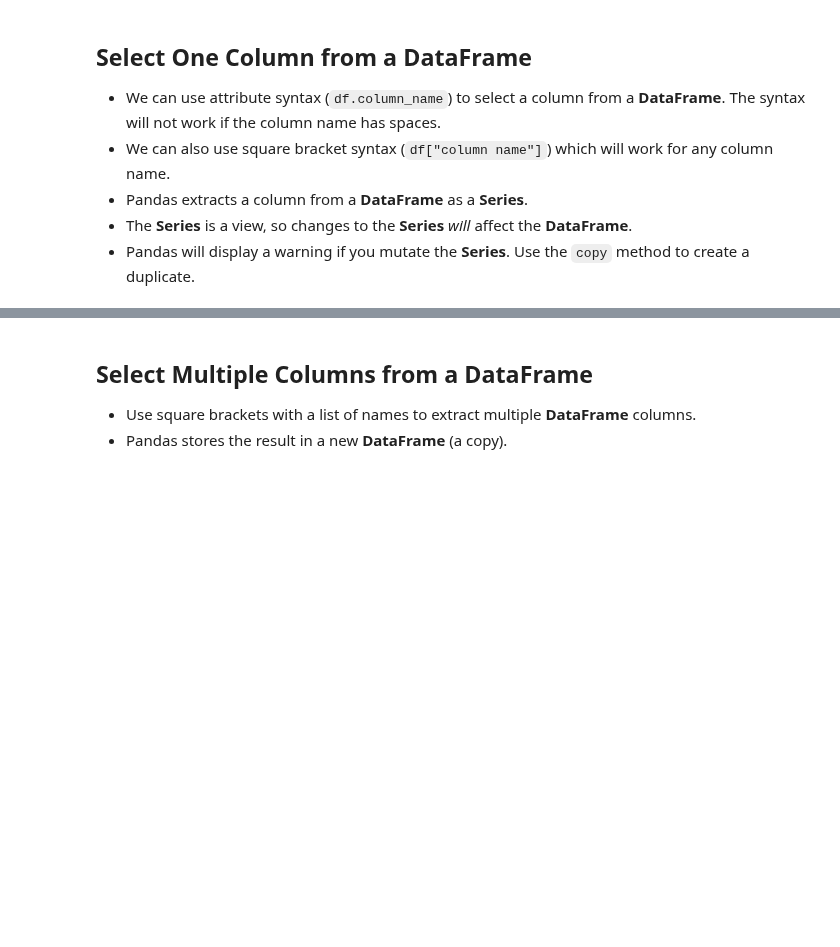
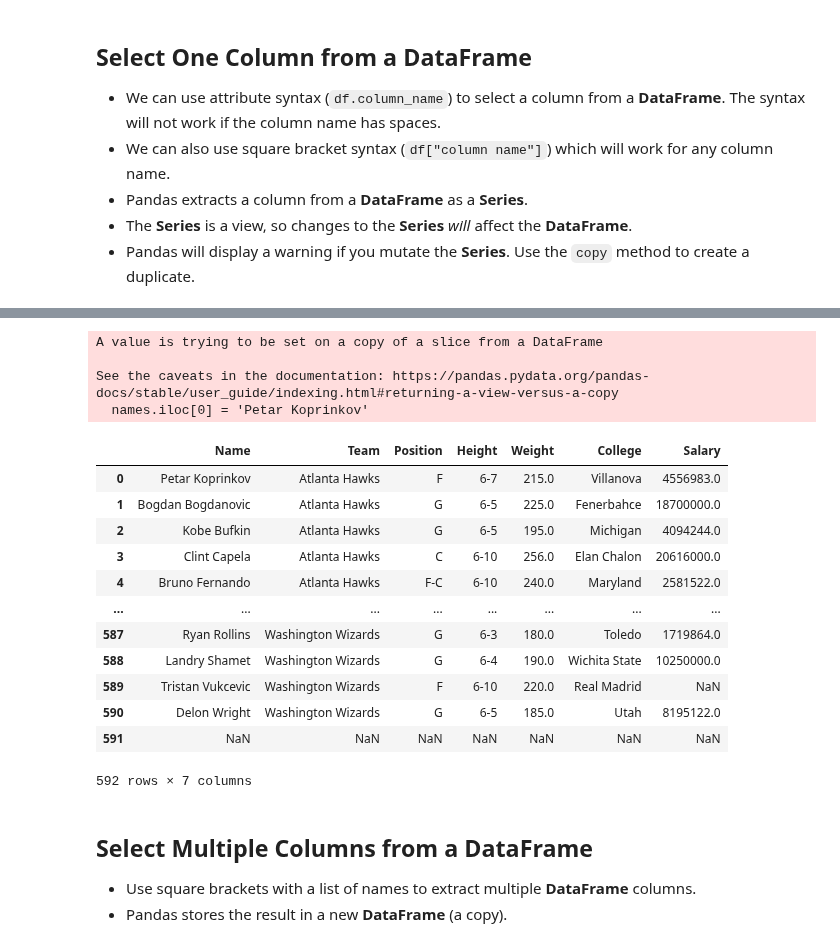
Before and after one commit to Petar-Koprinkov/Pandas, a Jupyter notebook: Incomplete/04 - DataFrames I - Introduction.ipynb, the cells around one changed output, grey strips where cells are left out. Drawn from its saved outputs; the diff is of its cells as text; code cells hidden in the pictures; blank space fills up the shorter version.

Commit message:
feat: Extract Series from DataFrame

```diff
--- a/Incomplete/04 - DataFrames I - Introduction.ipynb
+++ b/Incomplete/04 - DataFrames I - Introduction.ipynb
@@ -111,3 +112,6 @@ np.int64(16250)
 - Pandas extracts a column from a **DataFrame** as a **Series**.
 - The **Series** is a view, so changes to the **Series** *will* affect the **DataFrame**.
 - Pandas will display a warning if you mutate the **Series**. Use the `copy` method to create a duplicate.
+# %%
+nba = pd.read_csv('nba.csv')
+nba
@@ -114,3 +164,26 @@ np.int64(16250)
+# %%
+names.iloc[0] = 'Petar Koprinkov'
+# %% [output]
+A value is trying to be set on a copy of a slice from a DataFrame
+
+See the caveats in the documentation: https://pandas.pydata.org/pandas-docs/stable/user_guide/indexing.html#returning-a-view-versus-a-copy
+  names.iloc[0] = 'Petar Koprinkov'
+# %%
+nba
+# %% [output]
+|  | Name | Team | Position | Height | Weight | College | Salary |
+| 0 | Petar Koprinkov | Atlanta Hawks | F | 6-7 | 215.0 | Villanova | 4556983.0 |
+| 1 | Bogdan Bogdanovic | Atlanta Hawks | G | 6-5 | 225.0 | Fenerbahce | 18700000.0 |
+| 2 | Kobe Bufkin | Atlanta Hawks | G | 6-5 | 195.0 | Michigan | 4094244.0 |
+| 3 | Clint Capela | Atlanta Hawks | C | 6-10 | 256.0 | Elan Chalon | 20616000.0 |
+| 4 | Bruno Fernando | Atlanta Hawks | F-C | 6-10 | 240.0 | Maryland | 2581522.0 |
+| ... | ... | ... | ... | ... | ... | ... | ... |
+| 587 | Ryan Rollins | Washington Wizards | G | 6-3 | 180.0 | Toledo | 1719864.0 |
+| 588 | Landry Shamet | Washington Wizards | G | 6-4 | 190.0 | Wichita State | 10250000.0 |
+| 589 | Tristan Vukcevic | Washington Wizards | F | 6-10 | 220.0 | Real Madrid | NaN |
+| 590 | Delon Wright | Washington Wizards | G | 6-5 | 185.0 | Utah | 8195122.0 |
+| 591 | NaN | NaN | NaN | NaN | NaN | NaN | NaN |
+592 rows × 7 columns
 # %% [markdown]
 ## Select Multiple Columns from a DataFrame
 - Use square brackets with a list of names to extract multiple **DataFrame** columns.
```
Also changed, not shown: parts of 4 cells of this notebook.
